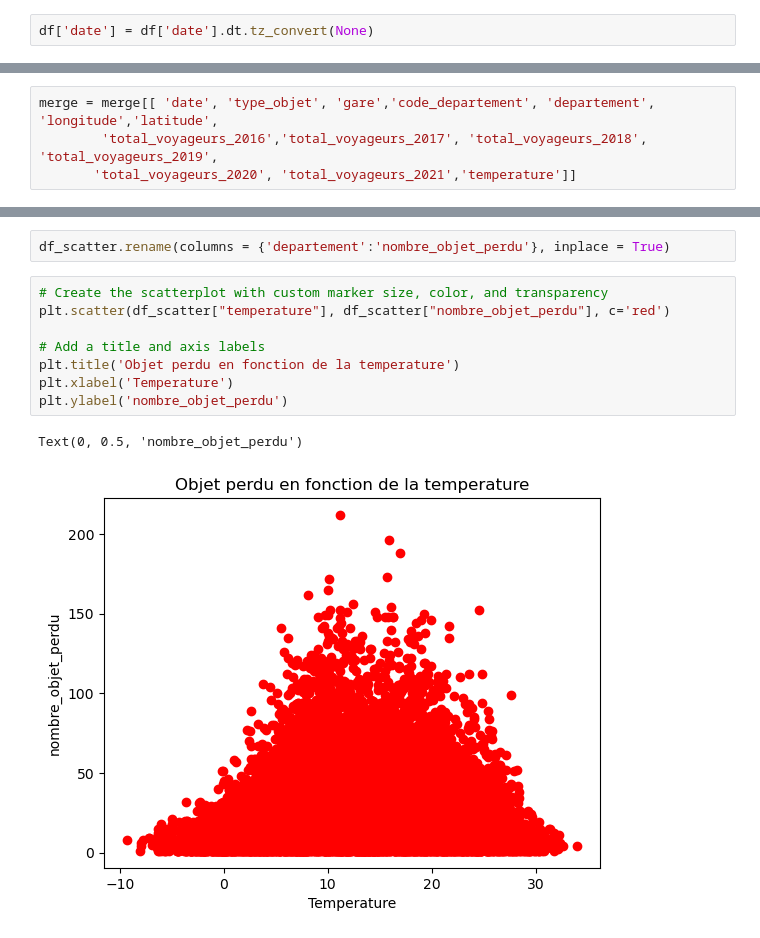
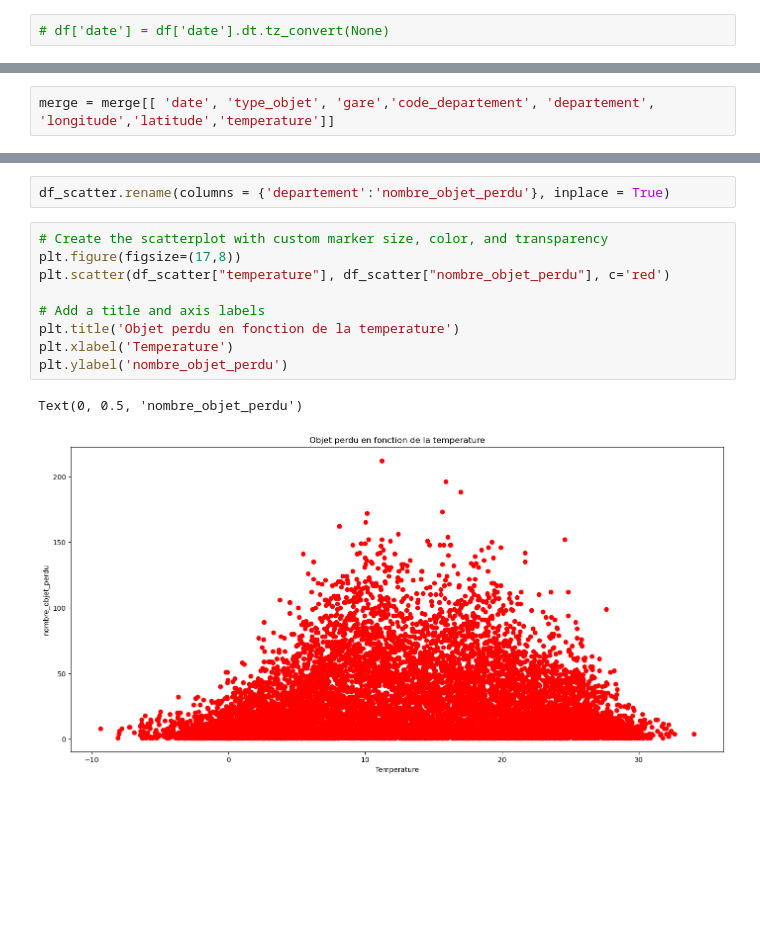
Before and after one commit to StevenDelval/brief_Lost_in_translation, a Jupyter notebook: datascience.ipynb, the cells around one changed output, grey strips where cells are left out. Saved outputs shown, nothing was run; the diff lists cells and outputs as text; blank space fills up the shorter version.

```diff
--- a/datascience.ipynb
+++ b/datascience.ipynb
@@ -36,7 +36,7 @@ df_temp['Date'] = pd.to_datetime(df_temp['Date'])
 # %%
 df_temp["departement_code"] = df_temp["departement_code"].astype(str).str.zfill(2)
 # %%
-df['date'] = df['date'].dt.tz_convert(None)
+# df['date'] = df['date'].dt.tz_convert(None)
 # %%
 df['date'] = df['date'].dt.strftime('%Y-%m-%d')
 # %%
@@ -94,8 +91,6 @@ Index(['id', 'code_uic_gare_origine', 'date', 'type_objet', 'gare',
       dtype='object')
 # %%
-merge = merge[[ 'date', 'type_objet', 'gare','code_departement', 'departement', 'longitude','latitude',
-        'total_voyageurs_2016','total_voyageurs_2017', 'total_voyageurs_2018', 'total_voyageurs_2019',
-       'total_voyageurs_2020', 'total_voyageurs_2021','temperature']]
+merge = merge[[ 'date', 'type_objet', 'gare','code_departement', 'departement', 'longitude','latitude','temperature']]
 # %%
 merge
 # %% [output]
@@ -118,12 +113,13 @@ df_scatter = pd.DataFrame(merge[["temperature","departement"]].groupby("temperat
 df_scatter.rename(columns = {'departement':'nombre_objet_perdu'}, inplace = True)
 # %%
 # Create the scatterplot with custom marker size, color, and transparency
+plt.figure(figsize=(17,8))
 plt.scatter(df_scatter["temperature"], df_scatter["nombre_objet_perdu"], c='red')
 
 # Add a title and axis labels
 plt.title('Objet perdu en fonction de la temperature')
 plt.xlabel('Temperature')
 plt.ylabel('nombre_objet_perdu')
 # %% [output]
 Text(0, 0.5, 'nombre_objet_perdu')
-[figure, old version]
+[figure, new version]
```
Also changed, not shown: parts of 6 cells of this notebook.
